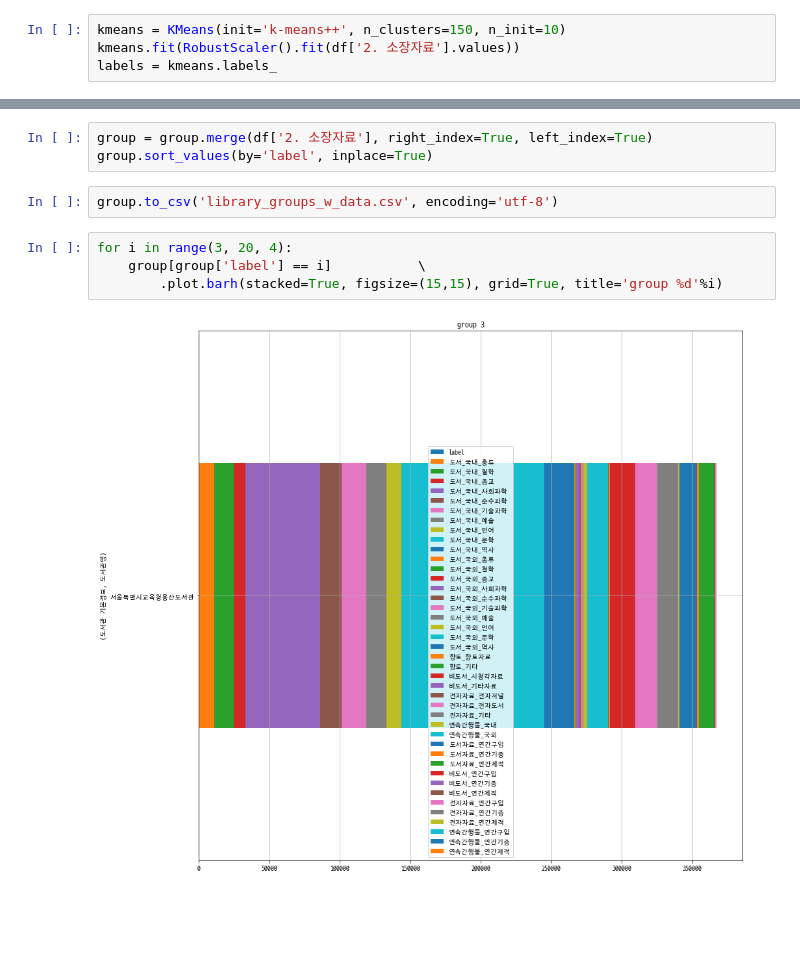
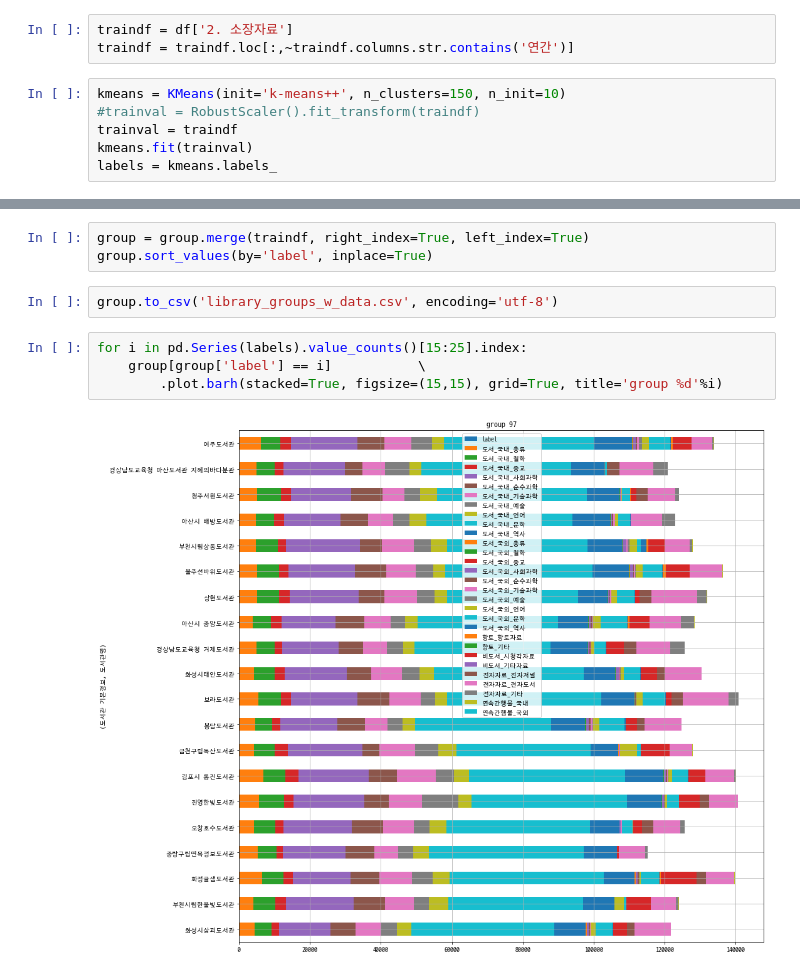
Before and after one commit to daewonyoon/misc, a Jupyter notebook: 2019/10_KoreanLibraryStatDataAnalysis/대한민국 공공도서관.ipynb, the cells around one changed output, grey strips where cells are left out. Saved outputs shown, nothing was run; the diff lists cells and outputs as text; blank space fills up the shorter version.

```diff
--- a/2019/10_KoreanLibraryStatDataAnalysis/대한민국 공공도서관.ipynb
+++ b/2019/10_KoreanLibraryStatDataAnalysis/대한민국 공공도서관.ipynb
@@ -101,5 +113,10 @@ df[df[('도서관 기본정보', '지역_시군구')].isin(['도봉구', '노원
+# %%
+traindf = df['2. 소장자료']
+traindf = traindf.loc[:,~traindf.columns.str.contains('연간')]
 # %%
 kmeans = KMeans(init='k-means++', n_clusters=150, n_init=10)
-kmeans.fit(RobustScaler().fit(df['2. 소장자료'].values))
+#trainval = RobustScaler().fit_transform(traindf)
+trainval = traindf
+kmeans.fit(trainval)
 labels = kmeans.labels_
 # %%
@@ -149,13 +207,13 @@ group.sort_values(by='label', inplace=True)
 # %%
 group.to_csv('library_groups.csv', encoding='utf-8')
 # %%
-group = group.merge(df['2. 소장자료'], right_index=True, left_index=True)
+group = group.merge(traindf, right_index=True, left_index=True)
 group.sort_values(by='label', inplace=True)
 # %%
 group.to_csv('library_groups_w_data.csv', encoding='utf-8')
 # %%
-for i in range(3, 20, 4):
+for i in pd.Series(labels).value_counts()[15:25].index:
     group[group['label'] == i]           \
         .plot.barh(stacked=True, figsize=(15,15), grid=True, title='group %d'%i)
 # %% [output]
-[figure, old version]
+[figure, new version]
```
Also changed, not shown: parts of 18 cells of this notebook.
